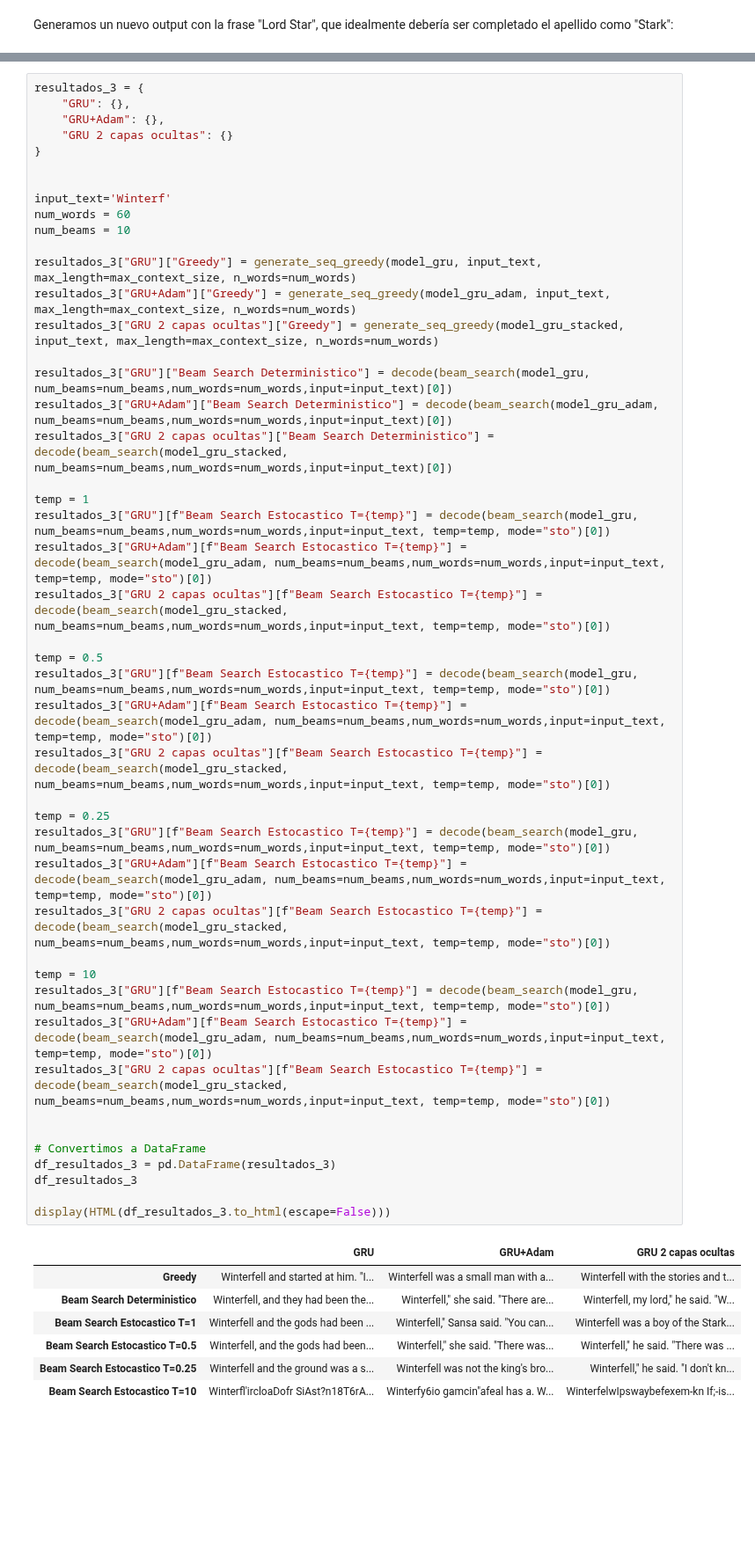
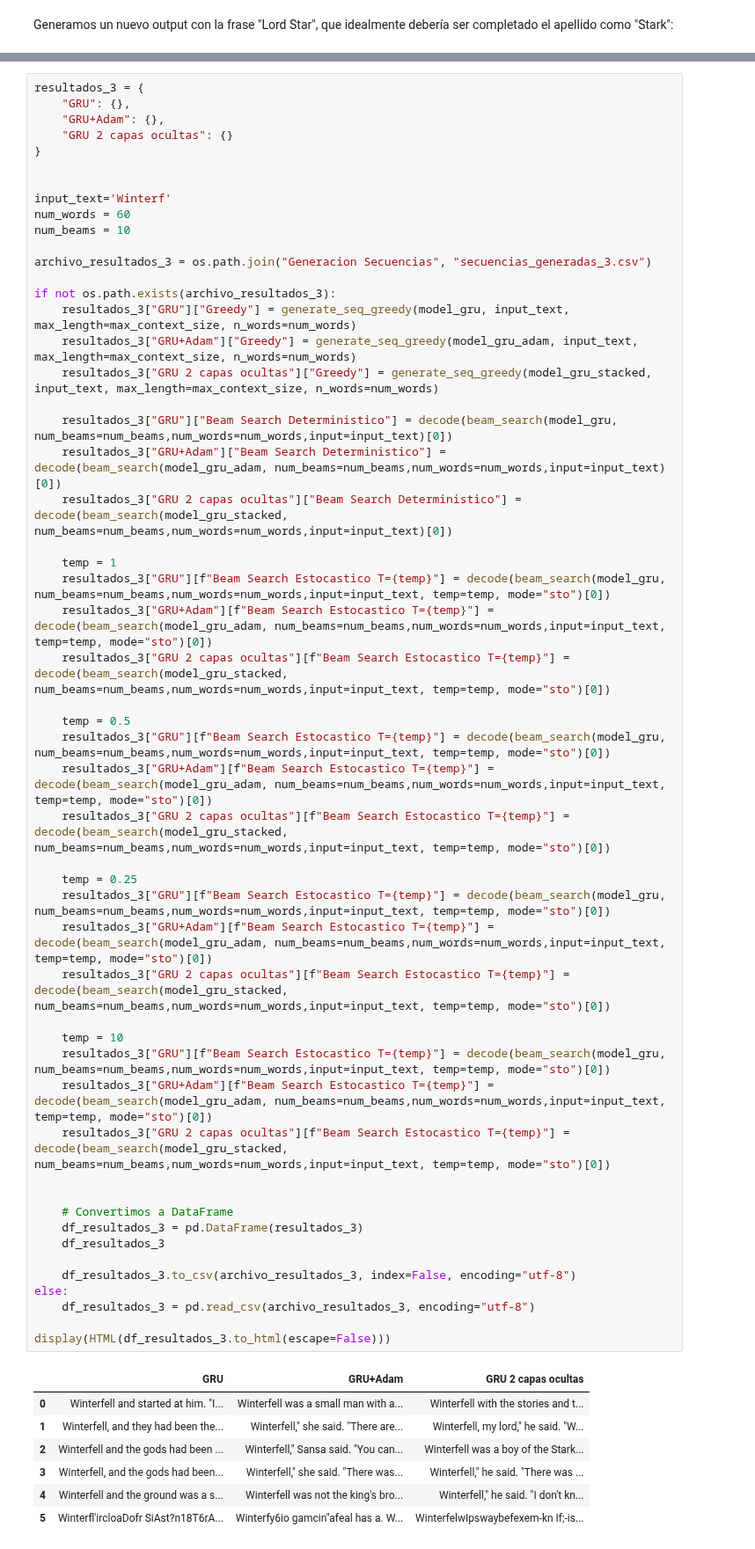
Before and after one commit to Agustinlopezf/CEIA-ProcesamientoLenguajeNaturalI, a Jupyter notebook: Desafio_3/Desafio_3.ipynb, the cells around one changed output, grey strips where cells are left out. Shown at 88% size. Cells and saved outputs as stored; diff of their text form; blank space fills up the shorter version.

```diff
--- a/Desafio_3/Desafio_3.ipynb
+++ b/Desafio_3/Desafio_3.ipynb
@@ -950,54 +973,61 @@ display(HTML(df_resultados_2.to_html(escape=False)))
 # %%
 resultados_3 = {
     "GRU": {},
     "GRU+Adam": {},
     "GRU 2 capas ocultas": {}
 }
 
 
 input_text='Winterf'
 num_words = 60
 num_beams = 10
 
-resultados_3["GRU"]["Greedy"] = generate_seq_greedy(model_gru, input_text, max_length=max_context_size, n_words=num_words)
-resultados_3["GRU+Adam"]["Greedy"] = generate_seq_greedy(model_gru_adam, input_text, max_length=max_context_size, n_words=num_words)
-resultados_3["GRU 2 capas ocultas"]["Greedy"] = generate_seq_greedy(model_gru_stacked, input_text, max_length=max_context_size, n_words=num_words)
+archivo_resultados_3 = os.path.join("Generacion Secuencias", "secuencias_generadas_3.csv")
 
-resultados_3["GRU"]["Beam Search Deterministico"] = decode(beam_search(model_gru, num_beams=num_beams,num_words=num_words,input=input_text)[0])
-resultados_3["GRU+Adam"]["Beam Search Deterministico"] = decode(beam_search(model_gru_adam, num_beams=num_beams,num_words=num_words,input=input_text)[0])
-resultados_3["GRU 2 capas ocultas"]["Beam Search Deterministico"] = decode(beam_search(model_gru_stacked, num_beams=num_beams,num_words=num_words,input=input_text)[0])
+if not os.path.exists(archivo_resultados_3):
+    resultados_3["GRU"]["Greedy"] = generate_seq_greedy(model_gru, input_text, max_length=max_context_size, n_words=num_words)
+    resultados_3["GRU+Adam"]["Greedy"] = generate_seq_greedy(model_gru_adam, input_text, max_length=max_context_size, n_words=num_words)
+    resultados_3["GRU 2 capas ocultas"]["Greedy"] = generate_seq_greedy(model_gru_stacked, input_text, max_length=max_context_size, n_words=num_words)
 
-temp = 1
-resultados_3["GRU"][f"Beam Search Estocastico T={temp}"] = decode(beam_search(model_gru, num_beams=num_beams,num_words=num_words,input=input_text, temp=temp, mode="sto")[0])
-resultados_3["GRU+Adam"][f"Beam Search Estocastico T={temp}"] = decode(beam_search(model_gru_adam, num_beams=num_beams,num_words=num_words,input=input_text, temp=temp, mode="sto")[0])
-resultados_3["GRU 2 capas ocultas"][f"Beam Search Estocastico T={temp}"] = decode(beam_search(model_gru_stacked, num_beams=num_beams,num_words=num_words,input=input_text, temp=temp, mode="sto")[0])
+    resultados_3["GRU"]["Beam Search Deterministico"] = decode(beam_search(model_gru, num_beams=num_beams,num_words=num_words,input=input_text)[0])
+    resultados_3["GRU+Adam"]["Beam Search Deterministico"] = decode(beam_search(model_gru_adam, num_beams=num_beams,num_words=num_words,input=input_text)[0])
+    resultados_3["GRU 2 capas ocultas"]["Beam Search Deterministico"] = decode(beam_search(model_gru_stacked, num_beams=num_beams,num_words=num_words,input=input_text)[0])
 
-temp = 0.5
-resultados_3["GRU"][f"Beam Search Estocastico T={temp}"] = decode(beam_search(model_gru, num_beams=num_beams,num_words=num_words,input=input_text, temp=temp, mode="sto")[0])
-resultados_3["GRU+Adam"][f"Beam Search Estocastico T={temp}"] = decode(beam_search(model_gru_adam, num_beams=num_beams,num_words=num_words,input=input_text, temp=temp, mode="sto")[0])
-resultados_3["GRU 2 capas ocultas"][f"Beam Search Estocastico T={temp}"] = decode(beam_search(model_gru_stacked, num_beams=num_beams,num_words=num_words,input=input_text, temp=temp, mode="sto")[0])
+    temp = 1
+    resultados_3["GRU"][f"Beam Search Estocastico T={temp}"] = decode(beam_search(model_gru, num_beams=num_beams,num_words=num_words,input=input_text, temp=temp, mode="sto")[0])
+    resultados_3["GRU+Adam"][f"Beam Search Estocastico T={temp}"] = decode(beam_search(model_gru_adam, num_beams=num_beams,num_words=num_words,input=input_text, temp=temp, mode="sto")[0])
+    resultados_3["GRU 2 capas ocultas"][f"Beam Search Estocastico T={temp}"] = decode(beam_search(model_gru_stacked, num_beams=num_beams,num_words=num_words,input=input_text, temp=temp, mode="sto")[0])
 
-temp = 0.25
-resultados_3["GRU"][f"Beam Search Estocastico T={temp}"] = decode(beam_search(model_gru, num_beams=num_beams,num_words=num_words,input=input_text, temp=temp, mode="sto")[0])
-resultados_3["GRU+Adam"][f"Beam Search Estocastico T={temp}"] = decode(beam_search(model_gru_adam, num_beams=num_beams,num_words=num_words,input=input_text, temp=temp, mode="sto")[0])
-resultados_3["GRU 2 capas ocultas"][f"Beam Search Estocastico T={temp}"] = decode(beam_search(model_gru_stacked, num_beams=num_beams,num_words=num_words,input=input_text, temp=temp, mode="sto")[0])
+    temp = 0.5
+    resultados_3["GRU"][f"Beam Search Estocastico T={temp}"] = decode(beam_search(model_gru, num_beams=num_beams,num_words=num_words,input=input_text, temp=temp, mode="sto")[0])
+    resultados_3["GRU+Adam"][f"Beam Search Estocastico T={temp}"] = decode(beam_search(model_gru_adam, num_beams=num_beams,num_words=num_words,input=input_text, temp=temp, mode="sto")[0])
+    resultados_3["GRU 2 capas ocultas"][f"Beam Search Estocastico T={temp}"] = decode(beam_search(model_gru_stacked, num_beams=num_beams,num_words=num_words,input=input_text, temp=temp, mode="sto")[0])
 
-temp = 10
-resultados_3["GRU"][f"Beam Search Estocastico T={temp}"] = decode(beam_search(model_gru, num_beams=num_beams,num_words=num_words,input=input_text, temp=temp, mode="sto")[0])
-resultados_3["GRU+Adam"][f"Beam Search Estocastico T={temp}"] = decode(beam_search(model_gru_adam, num_beams=num_beams,num_words=num_words,input=input_text, temp=temp, mode="sto")[0])
-resultados_3["GRU 2 capas ocultas"][f"Beam Search Estocastico T={temp}"] = decode(beam_search(model_gru_stacked, num_beams=num_beams,num_words=num_words,input=input_text, temp=temp, mode="sto")[0])
+    temp = 0.25
+    resultados_3["GRU"][f"Beam Search Estocastico T={temp}"] = decode(beam_search(model_gru, num_beams=num_beams,num_words=num_words,input=input_text, temp=temp, mode="sto")[0])
+    resultados_3["GRU+Adam"][f"Beam Search Estocastico T={temp}"] = decode(beam_search(model_gru_adam, num_beams=num_beams,num_words=num_words,input=input_text, temp=temp, mode="sto")[0])
+    resultados_3["GRU 2 capas ocultas"][f"Beam Search Estocastico T={temp}"] = decode(beam_search(model_gru_stacked, num_beams=num_beams,num_words=num_words,input=input_text, temp=temp, mode="sto")[0])
+
+    temp = 10
+    resultados_3["GRU"][f"Beam Search Estocastico T={temp}"] = decode(beam_search(model_gru, num_beams=num_beams,num_words=num_words,input=input_text, temp=temp, mode="sto")[0])
+    resultados_3["GRU+Adam"][f"Beam Search Estocastico T={temp}"] = decode(beam_search(model_gru_adam, num_beams=num_beams,num_words=num_words,input=input_text, temp=temp, mode="sto")[0])
+    resultados_3["GRU 2 capas ocultas"][f"Beam Search Estocastico T={temp}"] = decode(beam_search(model_gru_stacked, num_beams=num_beams,num_words=num_words,input=input_text, temp=temp, mode="sto")[0])
 
 
-# Convertimos a DataFrame
-df_resultados_3 = pd.DataFrame(resultados_3)
-df_resultados_3
+    # Convertimos a DataFrame
+    df_resultados_3 = pd.DataFrame(resultados_3)
+    df_resultados_3
+
+    df_resultados_3.to_csv(archivo_resultados_3, index=False, encoding="utf-8")
+else:
+    df_resultados_3 = pd.read_csv(archivo_resultados_3, encoding="utf-8")
 
 display(HTML(df_resultados_3.to_html(escape=False)))
 # %% [output]
 |  | GRU | GRU+Adam | GRU 2 capas ocultas |
-| Greedy | Winterfell and started at him. "I... | Winterfell was a small man with a... | Winterfell with the stories and t... |
-| Beam Search Deterministico | Winterfell, and they had been the... | Winterfell," she said. "There are... | Winterfell, my lord," he said. "W... |
-| Beam Search Estocastico T=1 | Winterfell and the gods had been ... | Winterfell," Sansa said. "You can... | Winterfell was a boy of the Stark... |
-| Beam Search Estocastico T=0.5 | Winterfell, and the gods had been... | Winterfell," she said. "There was... | Winterfell," he said. "There was ... |
-| Beam Search Estocastico T=0.25 | Winterfell and the ground was a s... | Winterfell was not the king's bro... | Winterfell," he said. "I don't kn... |
-| Beam Search Estocastico T=10 | Winterfl'ircloaDofr SiAst?n18T6rA... | Winterfy6io gamcin"afeal has a. W... | WinterfelwIpswaybefexem-kn If;-is... |
+| 0 | Winterfell and started at him. "I... | Winterfell was a small man with a... | Winterfell with the stories and t... |
+| 1 | Winterfell, and they had been the... | Winterfell," she said. "There are... | Winterfell, my lord," he said. "W... |
+| 2 | Winterfell and the gods had been ... | Winterfell," Sansa said. "You can... | Winterfell was a boy of the Stark... |
+| 3 | Winterfell, and the gods had been... | Winterfell," she said. "There was... | Winterfell," he said. "There was ... |
+| 4 | Winterfell and the ground was a s... | Winterfell was not the king's bro... | Winterfell," he said. "I don't kn... |
+| 5 | Winterfl'ircloaDofr SiAst?n18T6rA... | Winterfy6io gamcin"afeal has a. W... | WinterfelwIpswaybefexem-kn If;-is... |
```
Also changed, not shown: parts of 10 cells of this notebook, 3 other files.
